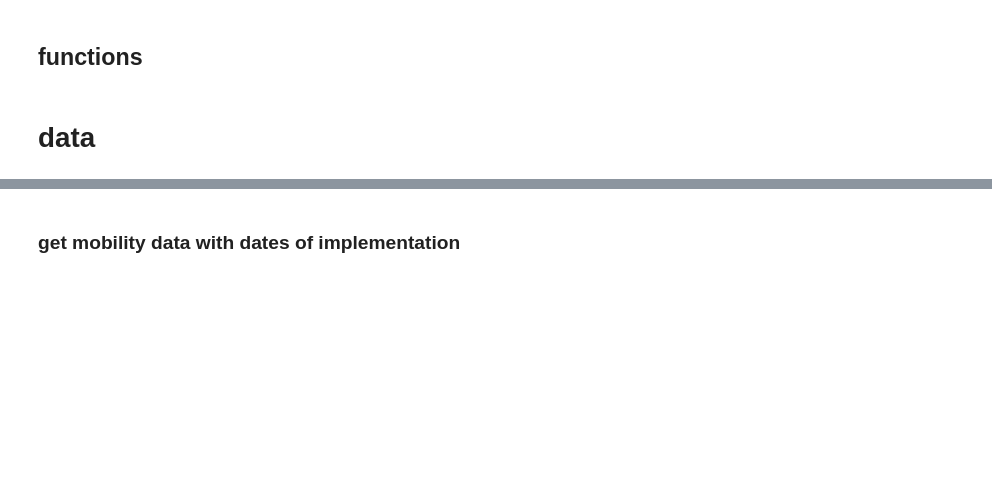
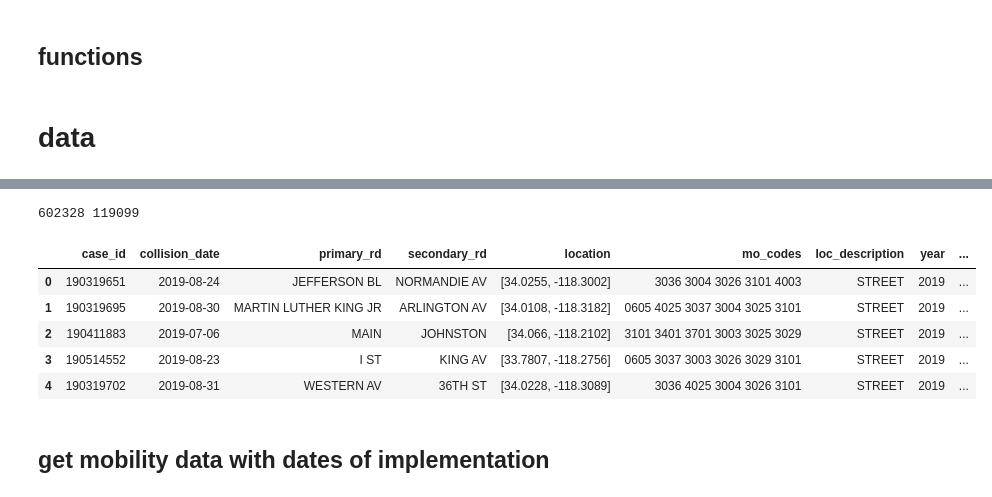
Before and after one commit to streetsforall/hsla_data_analysis, a Jupyter notebook: hsla_injuries_deaths/hsla_preventable_injuries_deaths_vs_mobility.ipynb, the cells around one changed output, grey strips where cells are left out. Cells and saved outputs as stored; diff of their text form; code cells hidden in the pictures; blank space fills up the shorter version.

```diff
--- a/hsla_injuries_deaths/hsla_preventable_injuries_deaths_vs_mobility.ipynb
+++ b/hsla_injuries_deaths/hsla_preventable_injuries_deaths_vs_mobility.ipynb
@@ -242,6 +285,7 @@ cols_dict = {
 crashes = crashes_raw.copy().rename(columns = cols_dict)
 crashes = crashes[cols_dict.values()]
 crashes['year'] = crashes.collision_date.str[-4:].astype(int)
+crashes.collision_date = pd.to_datetime(crashes.collision_date).dt.date
 
 new_cols_dict = {
     'injury': ['3024', '3025', '3026'],
@@ -266,6 +310,15 @@ crashes_count = crashes[
 ].copy().reset_index(drop=True)
 
 crashes_count.location = crashes_count.location.apply(lambda x: get_coords(x))
-crashes_count[['loc_x', 'loc_y']] = crashes_count.location.to_list()
+crashes_count[['loc_y', 'loc_x']] = crashes_count.location.to_list()
 # %%
-crashes_count.head()
+print(crashes.shape[0], crashes_count.shape[0])
+display(crashes_count.head())
+# %% [output]
+602328 119099
+|  | case_id | collision_date | primary_rd | secondary_rd | location | mo_codes | loc_description | year | ... |
+| 0 | 190319651 | 2019-08-24 | JEFFERSON BL | NORMANDIE AV | [34.0255, -118.3002] | 3036 3004 3026 3101 4003 | STREET | 2019 | ... |
+| 1 | 190319695 | 2019-08-30 | MARTIN LUTHER KING JR | ARLINGTON AV | [34.0108, -118.3182] | 0605 4025 3037 3004 3025 3101 | STREET | 2019 | ... |
+| 2 | 190411883 | 2019-07-06 | MAIN | JOHNSTON | [34.066, -118.2102] | 3101 3401 3701 3003 3025 3029 | STREET | 2019 | ... |
+| 3 | 190514552 | 2019-08-23 | I ST | KING AV | [33.7807, -118.2756] | 0605 3037 3003 3026 3029 3101 | STREET | 2019 | ... |
+| 4 | 190319702 | 2019-08-31 | WESTERN AV | 36TH ST | [34.0228, -118.3089] | 3036 4025 3004 3026 3101 | STREET | 2019 | ... |
@@ -284,2 +337,2 @@ crashes_gdf.crs = 'EPSG:4326'
 # %% [markdown]
-### get mobility data with dates of implementation
+## get mobility data with dates of implementation
```
Also changed, not shown: parts of 28 cells of this notebook.
